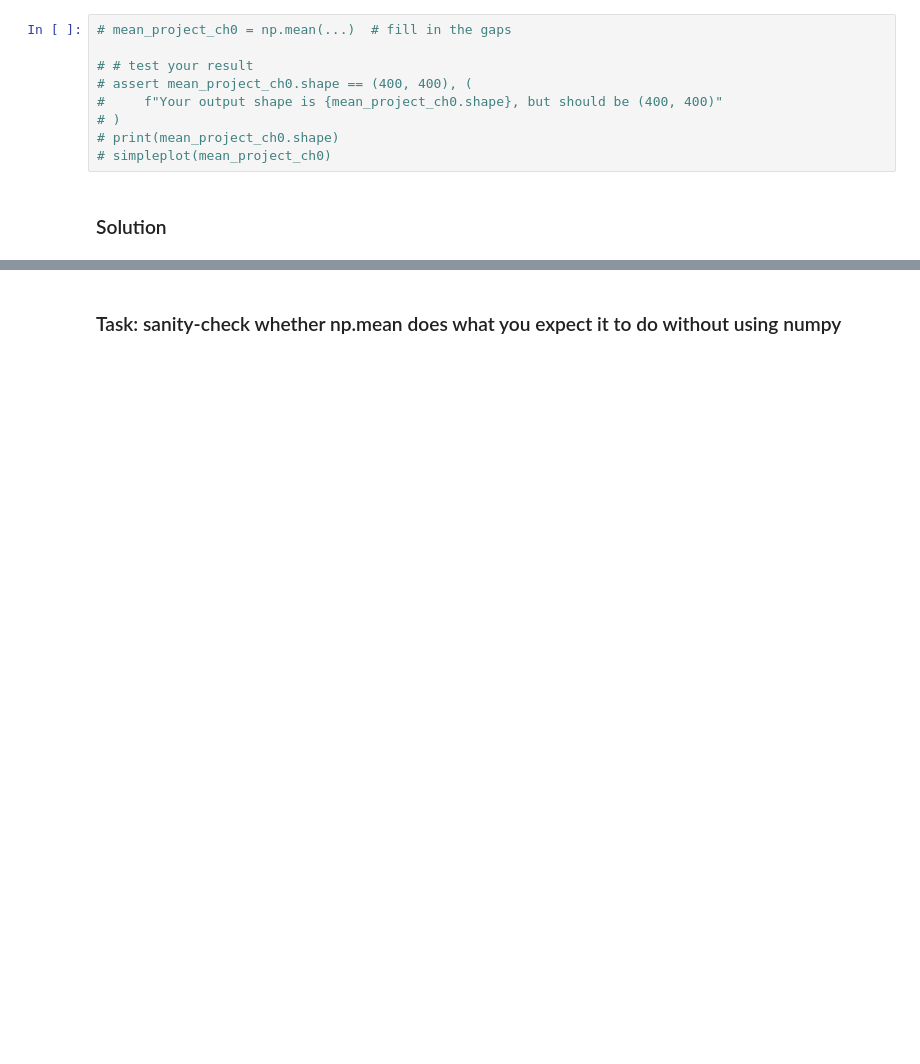
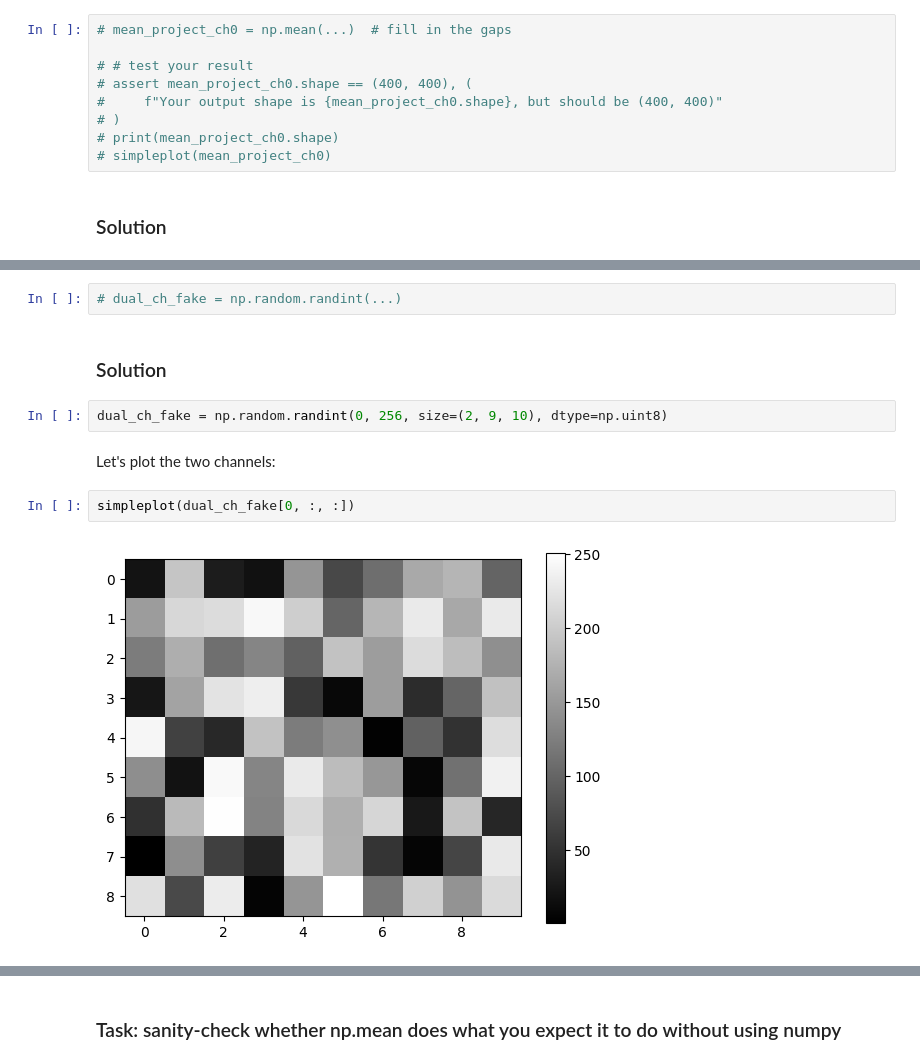
Before and after one commit to tlambert03/bobiac, a Jupyter notebook: content/04_digital_images_intro/python_for_bioimage_analysis.ipynb, the cells around one changed output, grey strips where cells are left out. Cells and saved outputs as stored; diff of their text form; blank space fills up the shorter version.

```diff
--- a/content/04_digital_images_intro/python_for_bioimage_analysis.ipynb
+++ b/content/04_digital_images_intro/python_for_bioimage_analysis.ipynb
@@ -631,0 +724,12 @@ array([[0.  , 0.  , 0.  , ..., 0.  , 0.  , 0.04],
+# %%
+# dual_ch_fake = np.random.randint(...)
+# %% [markdown]
+### Solution
+# %%
+dual_ch_fake = np.random.randint(0, 256, size=(2, 9, 10), dtype=np.uint8)
+# %% [markdown]
+Let's plot the two channels:
+# %%
+simpleplot(dual_ch_fake[0, :, :])
+# %% [output]
+[figure, added]
```
Also changed, not shown: parts of 75 cells of this notebook.
